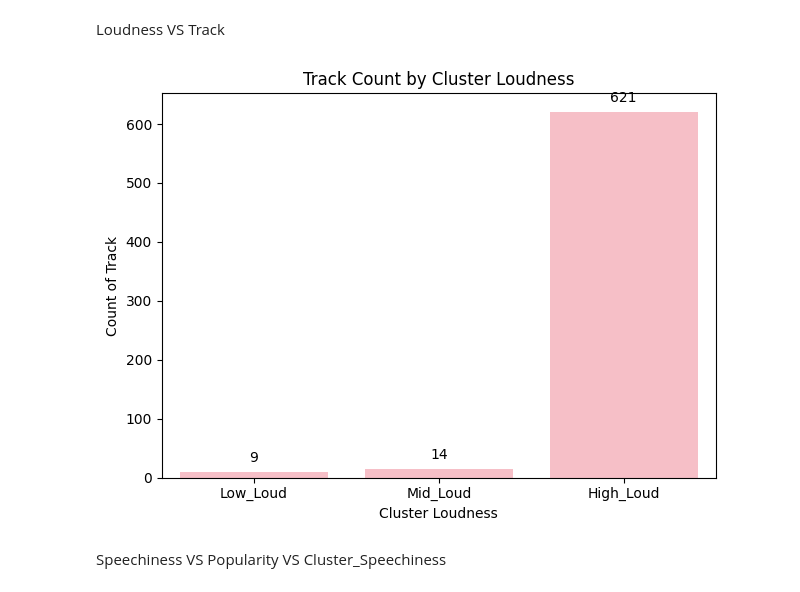
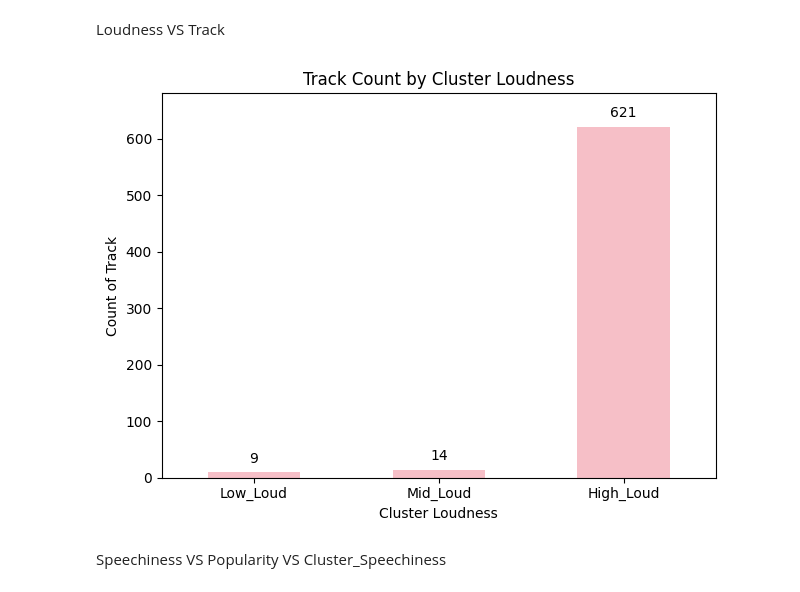
Before and after one commit to SteveOat/Hit-Song, a Jupyter notebook: เบนซ์แก้.ipynb, the cells around one changed output. Cells and saved outputs as stored; diff of their text form; code cells hidden in the pictures.

```diff
--- a/เบนซ์แก้.ipynb
+++ b/เบนซ์แก้.ipynb
@@ -332,17 +323,18 @@ Duration VS Track
 # %%
 cluster_duration_count = df_final.groupby('Cluster_Duration(Min)')['Track'].count().reset_index()
 
-keyplot = sns.barplot(x='Cluster_Duration(Min)', y='Track', data=cluster_duration_count,color='#CBC3E3')
+durationplot = sns.barplot(x='Cluster_Duration(Min)', y='Track', data=cluster_duration_count,color='#CBC3E3',width=0.5)
 
-for p in keyplot.patches:
-    keyplot.annotate(format(p.get_height(), '.0f'),
+for p in durationplot.patches:
+    durationplot.annotate(format(p.get_height(), '.0f'),
                 (p.get_x() + p.get_width() / 2., p.get_height()),
                 ha='center', va='center',
                 xytext=(0, 10), textcoords='offset points')
 
-plt.xlabel("Cluster Duration")
-plt.ylabel("Count of Track")
-plt.title("Track Count by Cluster Duration")
+durationplot.set_ylim([0,500])
+plt.xlabel('Cluster Duration')
+plt.ylabel('Count of Track')
+plt.title('Track Count by Cluster Duration')
 plt.xticks( ha='center')
 plt.tight_layout()
 plt.show()
@@ -414,31 +406,31 @@ Loudness VS Track
 # %%
 # Group by 'Cluster_Key' and count 'Track'
 cluster_loud_count = df_final.groupby('Cluster_Loudness')['Track'].count().reset_index()
 
 #กำหนดแกน x ว่าจะเรียงแบบไหน
 sort_loud = ['Low_Loud', 'Mid_Loud', 'High_Loud']
 
 # Adjust the figure size to increase height ถ้าอยากขยายกราฟ
 #plt.figure(figsize=(8, 6))
 # Create the bar plot
-keyplot = sns.barplot(x='Cluster_Loudness', y='Track', data= cluster_loud_count,color='#FFB6C1', order=sort_loud)
+loudplot = sns.barplot(x='Cluster_Loudness', y='Track', data= cluster_loud_count,color='#FFB6C1', order=sort_loud,width=0.5)
 
 # Add labels to the bars
-for p in keyplot.patches:
-    keyplot.annotate(format(p.get_height(), '.0f'),
+for p in loudplot.patches:
+    loudplot.annotate(format(p.get_height(), '.0f'),
                 (p.get_x() + p.get_width() / 2., p.get_height()),
                 ha='center', va='center',
                 xytext=(0, 10), textcoords='offset points')
 
-
-plt.xlabel("Cluster Loudness")
-plt.ylabel("Count of Track")
-plt.title("Track Count by Cluster Loudness")
+loudplot.set_ylim([0,680])
+plt.xlabel('Cluster Loudness')
+plt.ylabel('Count of Track')
+plt.title('Track Count by Cluster Loudness')
 plt.xticks( ha='center')  # Rotate x-axis labels if needed
 plt.tight_layout()
 plt.show()
 # %% [output]
-[figure, old version]
+[figure, new version]
 # %% [markdown]
 Speechiness VS Popularity VS Cluster_Speechiness
 # %%
```
Also changed, not shown: parts of 16 cells of this notebook.
